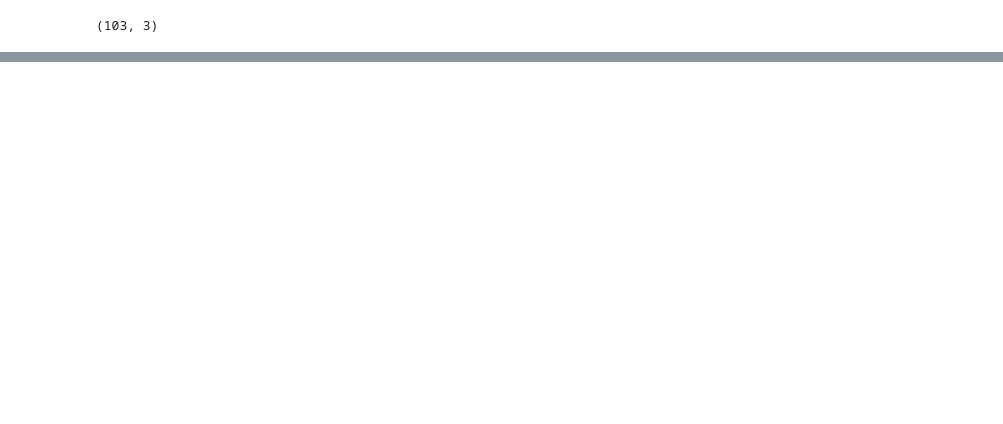
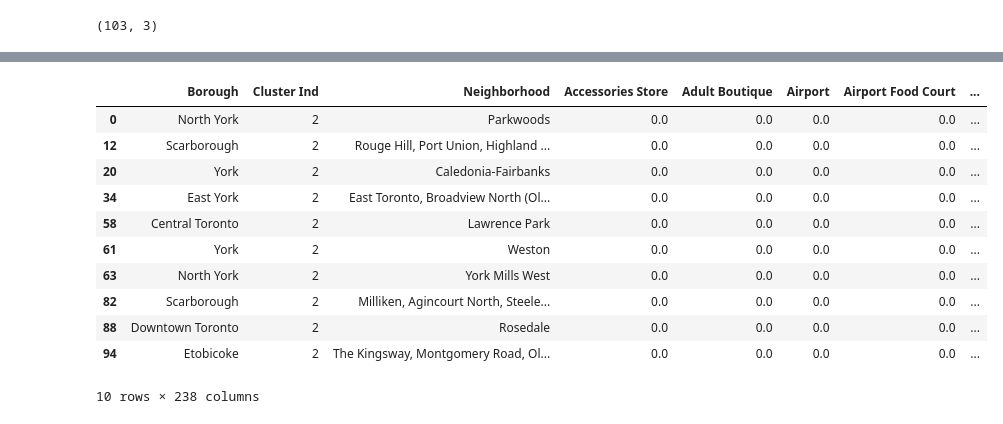
Before and after one commit to Megan-2019/Coursera_Capstone, a Jupyter notebook: Capstone-Week3.ipynb, the cells around one changed output, grey strips where cells are left out. Cells and saved outputs as stored; diff of their text form; code cells hidden in the pictures; blank space fills up the shorter version.

```diff
--- a/Capstone-Week3.ipynb
+++ b/Capstone-Week3.ipynb
@@ -86,0 +217,3 @@ df_merge
+# %%
+Toronto_group=Toronto_Category.groupby('Neighborhood').mean().reset_index()
+Toronto_group.shape
@@ -86,0 +224,5 @@ df_merge
+# %%
+k=5
+kmean=KMeans(init="k-means++",n_clusters=k,n_init=12)
+Toronto_Cluster=Toronto_group.drop('Neighborhood',axis=1)
+kmean.fit(Toronto_Cluster)
@@ -86,0 +241,3 @@ df_merge
+# %%
+Toronto_group.insert(0,"Cluster Ind",kmean.labels_)
+Toronto_group.head()
@@ -86,0 +252,3 @@ df_merge
+# %%
+Toronto_final=pd.merge(left=df_merge,right=Toronto_group,left_on="Neighbourhood",right_on="Neighborhood")
+Toronto_final.head()
@@ -86,0 +331,16 @@ df_merge
+# %%
+#Cluster 3
+Toronto_final.loc[Toronto_final['Cluster Ind'] == 2, Toronto_final.columns[[1] + list(range(5, Toronto_final.shape[1]))]]
+# %% [output]
+|  | Borough | Cluster Ind | Neighborhood | Accessories Store | Adult Boutique | Airport | Airport Food Court | ... |
+| 0 | North York | 2 | Parkwoods | 0.0 | 0.0 | 0.0 | 0.0 | ... |
+| 12 | Scarborough | 2 | Rouge Hill, Port Union, Highland ... | 0.0 | 0.0 | 0.0 | 0.0 | ... |
+| 20 | York | 2 | Caledonia-Fairbanks | 0.0 | 0.0 | 0.0 | 0.0 | ... |
+| 34 | East York | 2 | East Toronto, Broadview North (Ol... | 0.0 | 0.0 | 0.0 | 0.0 | ... |
+| 58 | Central Toronto | 2 | Lawrence Park | 0.0 | 0.0 | 0.0 | 0.0 | ... |
+| 61 | York | 2 | Weston | 0.0 | 0.0 | 0.0 | 0.0 | ... |
+| 63 | North York | 2 | York Mills West | 0.0 | 0.0 | 0.0 | 0.0 | ... |
+| 82 | Scarborough | 2 | Milliken, Agincourt North, Steele... | 0.0 | 0.0 | 0.0 | 0.0 | ... |
+| 88 | Downtown Toronto | 2 | Rosedale | 0.0 | 0.0 | 0.0 | 0.0 | ... |
+| 94 | Etobicoke | 2 | The Kingsway, Montgomery Road, Ol... | 0.0 | 0.0 | 0.0 | 0.0 | ... |
+10 rows × 238 columns
```
Also changed, not shown: parts of 34 cells of this notebook.
